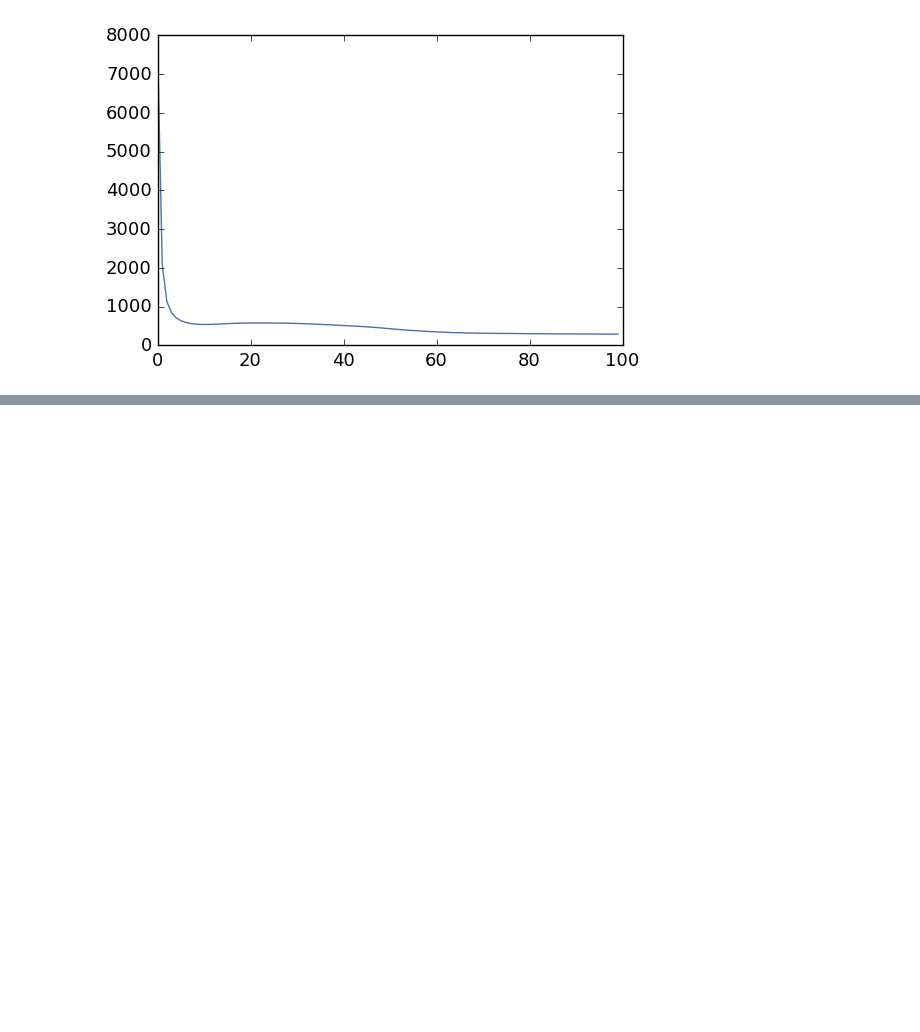
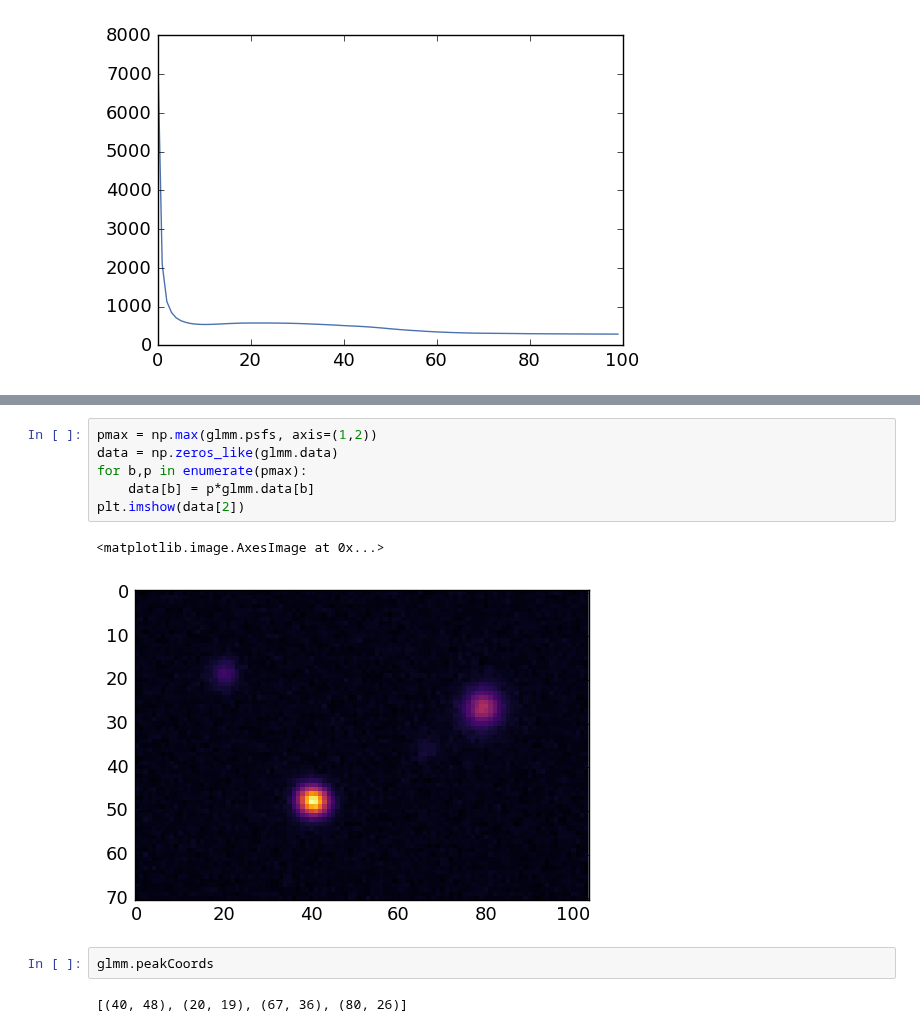
Before and after one commit to lsst/meas_deblender, a Jupyter notebook: examples/testGLM.ipynb, the cells around one changed output, grey strips where cells are left out. Drawn from its saved outputs; the diff is of its cells as text; blank space fills up the shorter version.

```diff
--- a/examples/testGLM.ipynb
+++ b/examples/testGLM.ipynb
@@ -105,0 +188,13 @@ plt.plot(glmm.frobenius[:100])
+# %%
+pmax = np.max(glmm.psfs, axis=(1,2))
+data = np.zeros_like(glmm.data)
+for b,p in enumerate(pmax):
+    data[b] = p*glmm.data[b]
+plt.imshow(data[2])
+# %% [output]
+<matplotlib.image.AxesImage at 0x...>
+[figure, added]
+# %%
+glmm.peakCoords
+# %% [output]
+[(40, 48), (20, 19), (67, 36), (80, 26)]
```
Also changed, not shown: parts of 6 cells of this notebook, 1 other file.
